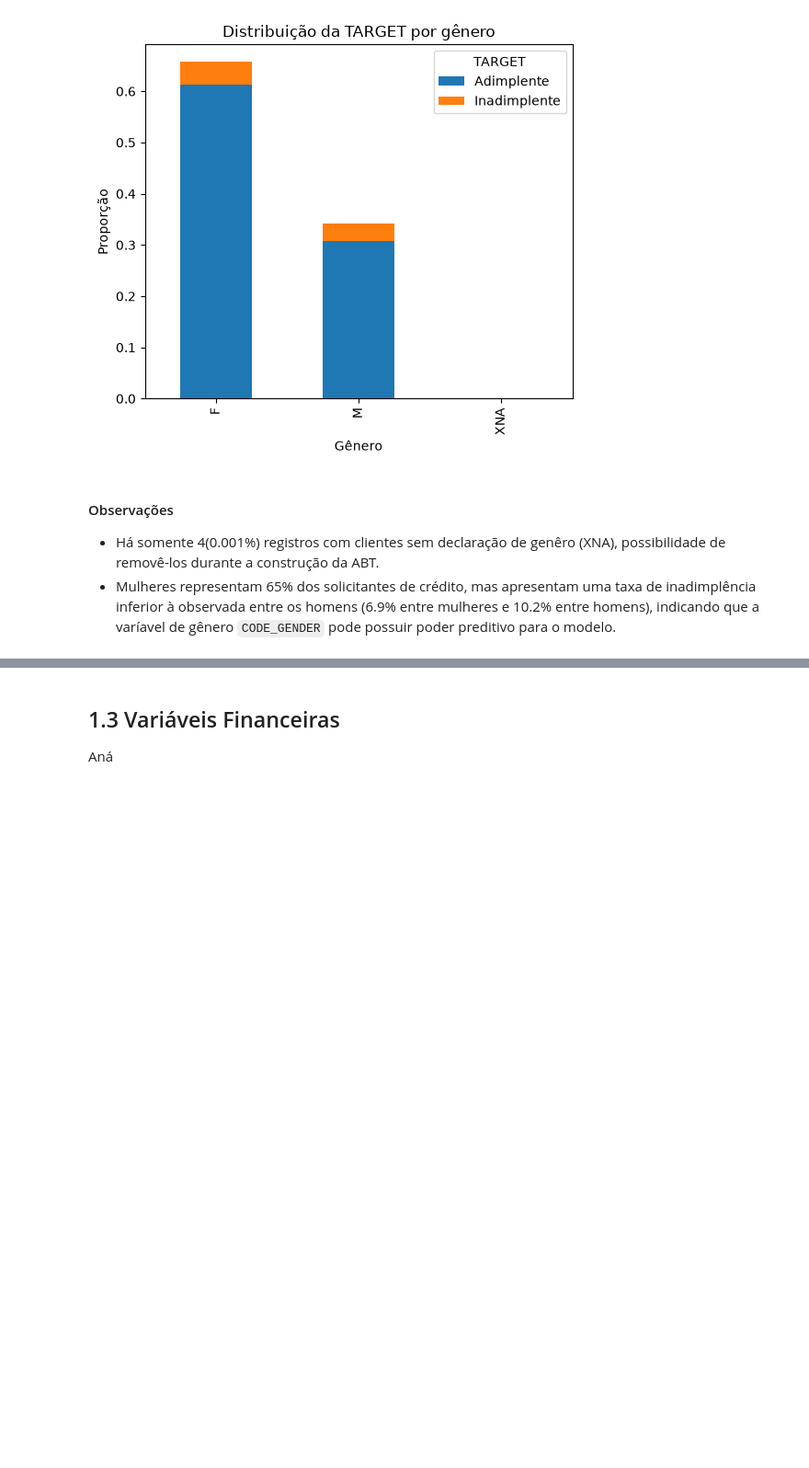
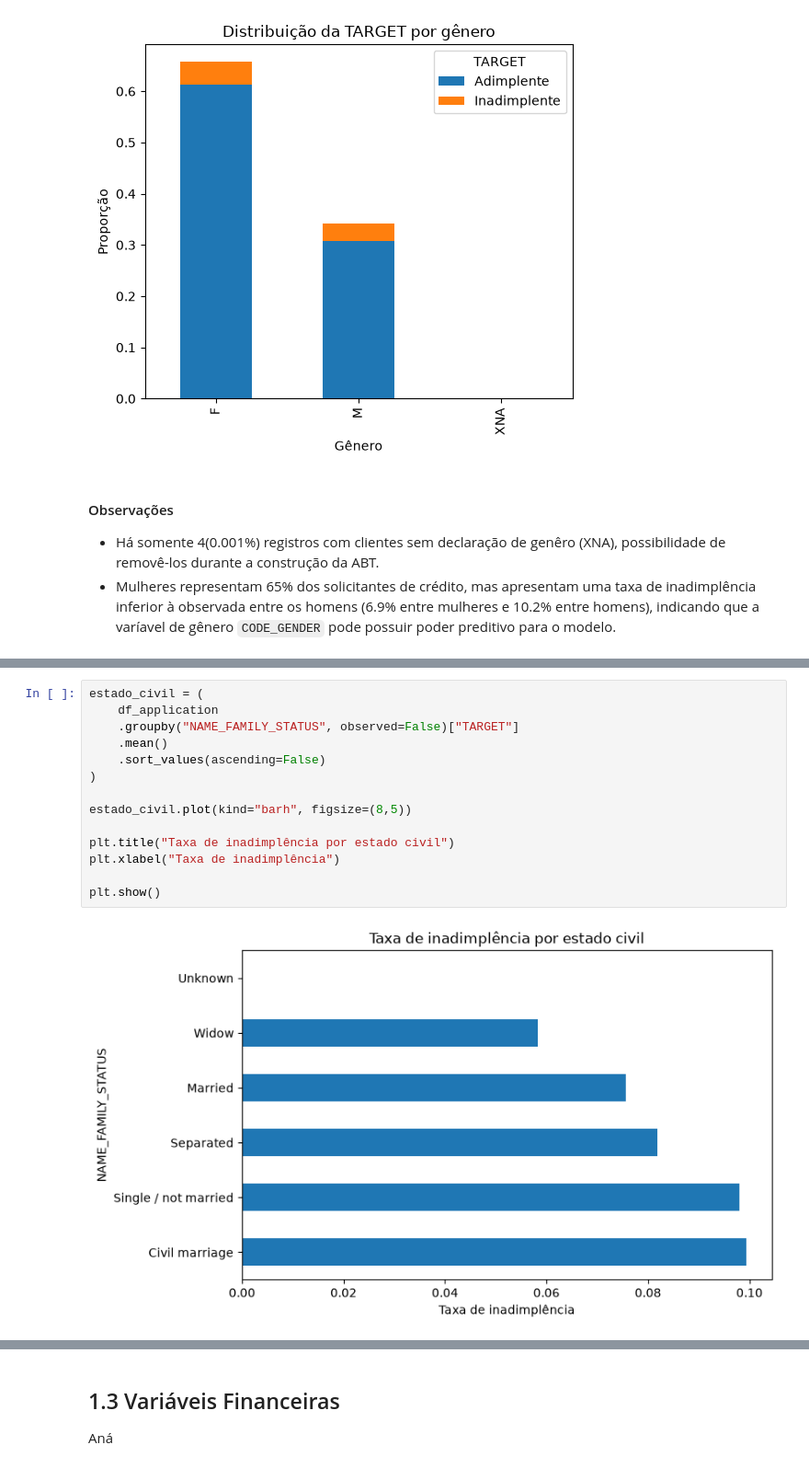
Before and after one commit to luccascruz/projeto-ml-labdata, a Jupyter notebook: DataPipeline/exp_analysis.ipynb, the cells around one changed output, grey strips where cells are left out. Shown at 92% size. Cells and saved outputs as stored; diff of their text form; blank space fills up the shorter version.

```diff
--- a/DataPipeline/exp_analysis.ipynb
+++ b/DataPipeline/exp_analysis.ipynb
@@ -355,0 +458,16 @@ plt.show()
+# %%
+estado_civil = (
+    df_application
+    .groupby("NAME_FAMILY_STATUS", observed=False)["TARGET"]
+    .mean()
+    .sort_values(ascending=False)
+)
+
+estado_civil.plot(kind="barh", figsize=(8,5))
+
+plt.title("Taxa de inadimplência por estado civil")
+plt.xlabel("Taxa de inadimplência")
+
+plt.show()
+# %% [output]
+[figure, added]
```
Also changed, not shown: parts of 31 cells of this notebook.
